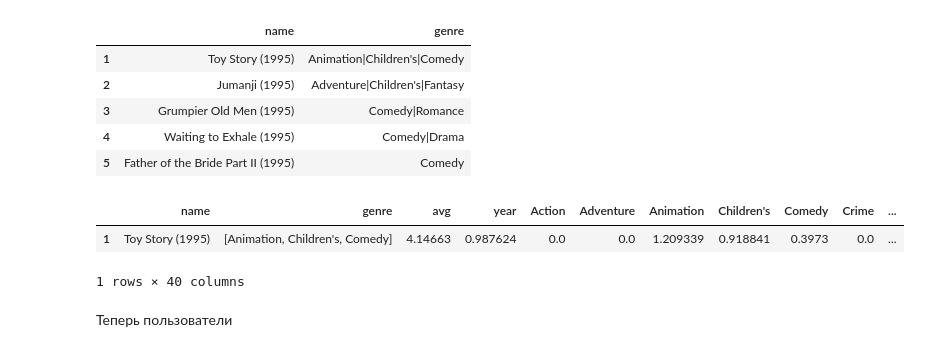
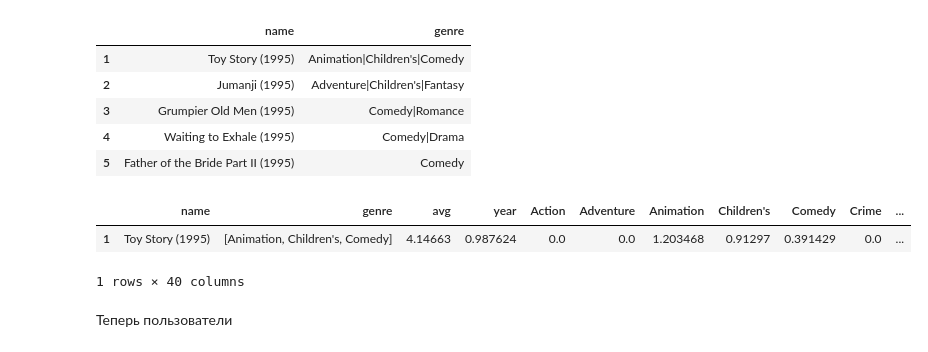
Before and after one commit to Darel13712/movie_rec, a Jupyter notebook: rec.ipynb, the cells around one changed output. Saved outputs shown, nothing was run; the diff lists cells and outputs as text; code cells hidden in the pictures.

```diff
--- a/rec.ipynb
+++ b/rec.ipynb
@@ -64,33 +64,33 @@ plt.show()
 | 4 | Waiting to Exhale (1995) | Comedy|Drama |
 | 5 | Father of the Bride Part II (1995) | Comedy |
 # %%
-movies = pd.read_csv('movies.dat',  sep = '::', index_col = 0, header = None, names = ['name', 'genre'], engine = 'python' )
+movies = pd.read_csv('movies.dat',  sep='::', index_col=0, header=None, names=['name', 'genre'], engine='python')
 genres = ['Action','Adventure','Animation','Children\'s','Comedy','Crime','Documentary','Drama','Fantasy','Film-Noir','Horror','Musical','Mystery','Romance','Sci-Fi','Thriller','War','Western']
 
 # Создадим признаки фильмов -- среднюю оценку, год и т.п.
 movies['avg']=df['rating'].groupby(df['movie']).mean()
 movies['genre'] = movies['genre'].str.split('|')
-movies = movies.reindex(columns = ['name', 'genre', 'avg', 'year']+genres)
+movies = movies.reindex(columns = ['name', 'genre', 'avg', 'year'] + genres)
 
 for ix, row in movies.iterrows():
     # Нормируем, чтобы значения не были значительно больше других признаков
-    year = int(row['name'][-5:-1])/2020.0
+    year = int(row['name'][-5:-1]) / 2020.0
     movies.loc[ix, 'year'] = year
     # Считаем term frequency жанров для фильма
     tf = len(row['genre'])**(-1)
     for genre in row['genre']:
         movies.loc[ix, genre] = tf
 movies.fillna(0, inplace=True)
 
 for genre in genres:
-    genre_movies = movies[movies[genre]>0].index.tolist()
-    movies[genre+'_avg'] = df.loc[df['movie'].isin(genre_movies),'rating'].mean()
+    genre_movies = movies[movies[genre] > 0].index.tolist()
+    movies[genre + '_avg'] = df.loc[df['movie'].isin(genre_movies),'rating'].mean()
 # TFIDF по жанрам как профиль фильма
-    movies[genre]*=np.log(3952/movies.loc[movies[genre]>0,genre].count())
+    movies[genre] *= np.log(movies['name'].count() / movies.loc[movies[genre] > 0,genre].count())
 movies.head(1)
 # %% [output]
 |  | name | genre | avg | year | Action | Adventure | Animation | Children's | Comedy | Crime | ... |
-| 1 | Toy Story (1995) | [Animation, Children's, Comedy] | 4.14663 | 0.987624 | 0.0 | 0.0 | 1.209339 | 0.918841 | 0.3973 | 0.0 | ... |
+| 1 | Toy Story (1995) | [Animation, Children's, Comedy] | 4.14663 | 0.987624 | 0.0 | 0.0 | 1.203468 | 0.91297 | 0.391429 | 0.0 | ... |
 1 rows × 40 columns
 # %% [markdown]
 Теперь пользователи
```
Also changed, not shown: parts of 11 cells of this notebook.
